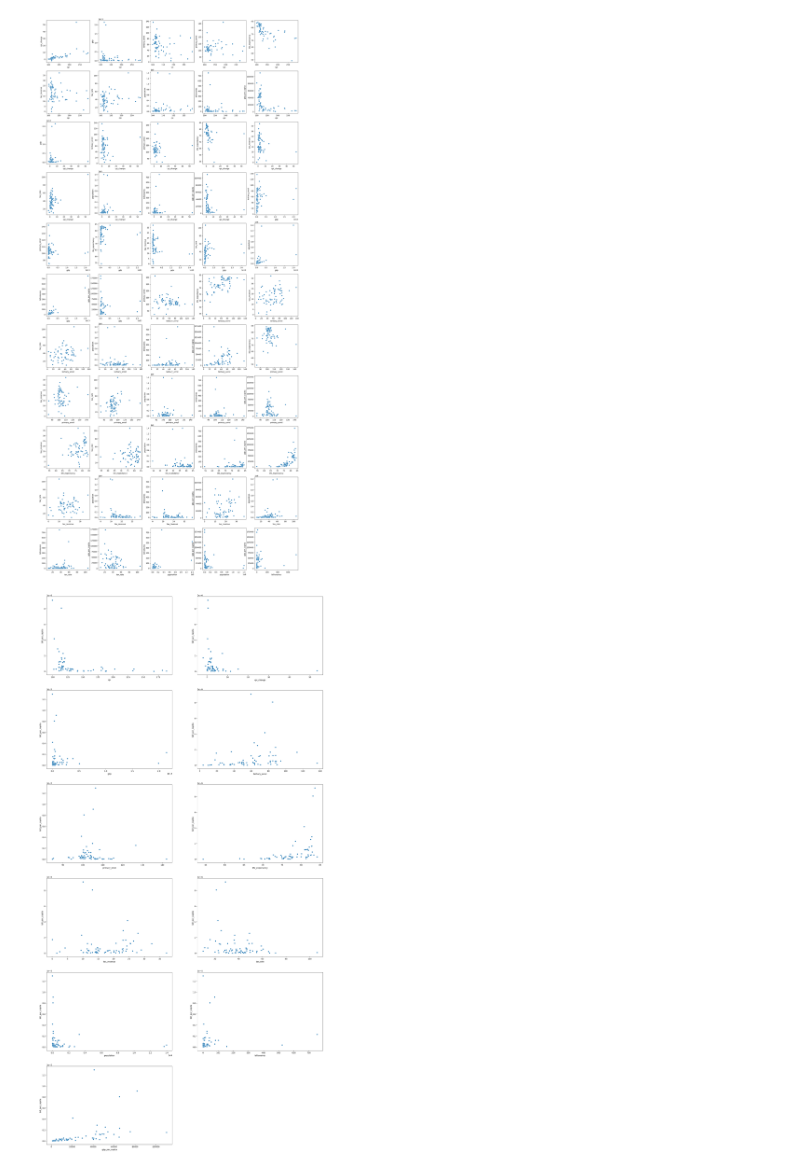
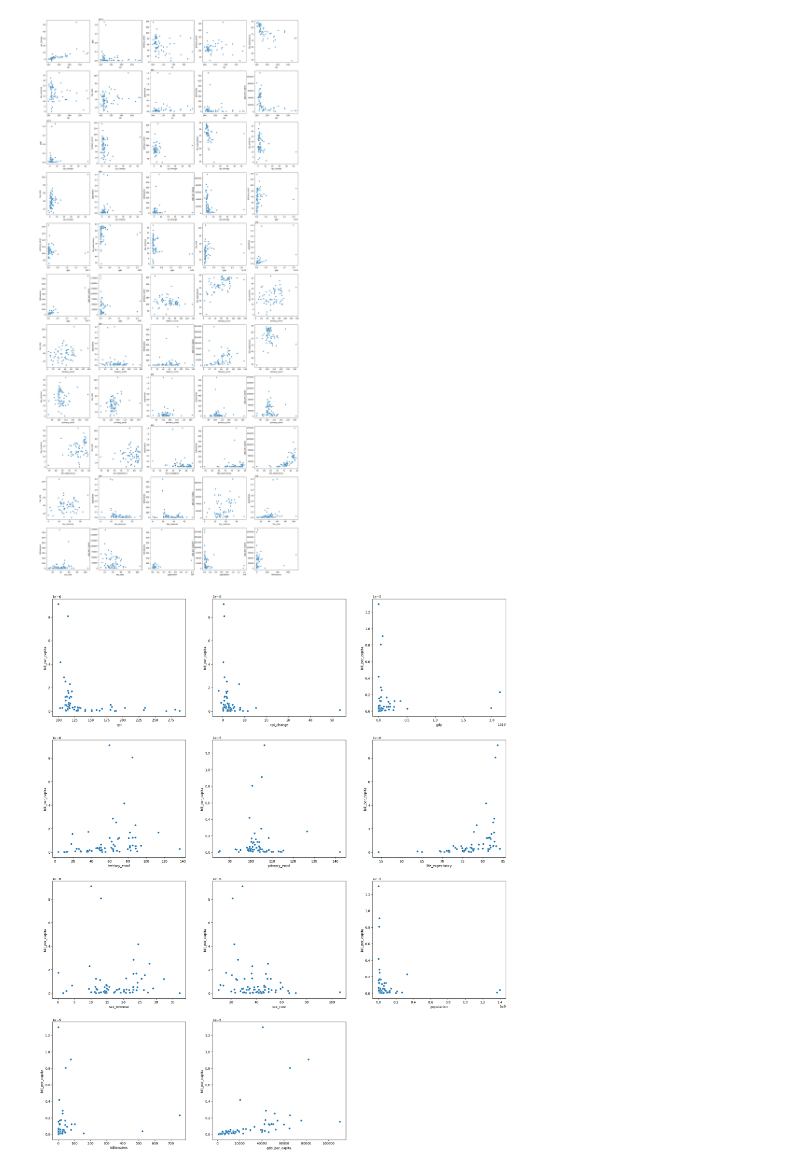
Before and after one commit to cyrilmichino/billionaire-statistical-analysis, a Jupyter notebook: notebook.ipynb, the cells around one changed output. Drawn from its saved outputs; the diff is of its cells as text; code cells hidden in the pictures.

```diff
--- a/notebook.ipynb
+++ b/notebook.ipynb
@@ -429,19 +433,19 @@ while len(features) > 0:
 # %% [output]
 [figure]
 # %%
-data = country_df[country_df.bill_per_capita < 0.000025]
-data = data.drop(columns=['country','latitude','longitude'])
+data = country_df[country_df.bill_per_capita < 0.000025] #Filter out outliers for cleaner visualisation of correlation between features
+data = data.drop(columns=['country','latitude','longitude']) #Drop non-numeric features (Country column already visualised before)
 
-n = 0
+n = 0 #Initialise subplot positions
 features = list(data.columns)
 features.remove('bill_per_capita')
 
-plt.figure(figsize=(25,50))
+plt.figure(figsize=(25,30))
 for feature in features:
     n += 1
-    plt.subplot(6,2,n)
-    sns.scatterplot(data,y='bill_per_capita',x=feature)
+    plt.subplot(4,3,n)
+    sns.scatterplot(data,y='bill_per_capita',x=feature) #Plot all features against Billionaires per Capita
     plt.ylabel('bill_per_capita')
     plt.xlabel(feature)
 # %% [output]
-[figure, old version]
+[figure, new version]
```
Also changed, not shown: parts of 13 cells of this notebook.
